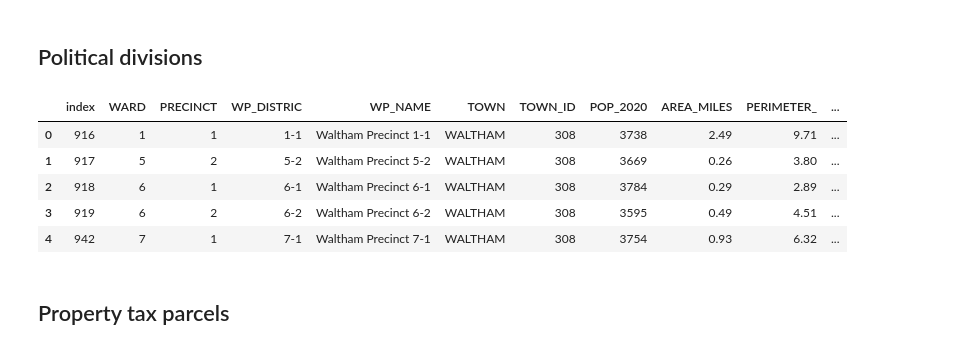
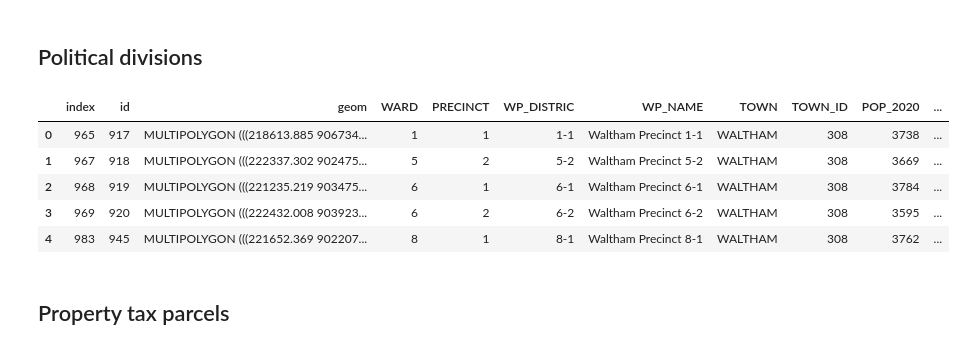
Before and after one commit to tjrileywisc/waltham_gis, a Jupyter notebook: investigations/sfh_vs_mfh/notebook.ipynb, the cells around one changed output. Cells and saved outputs as stored; diff of their text form; code cells hidden in the pictures.

```diff
--- a/investigations/sfh_vs_mfh/notebook.ipynb
+++ b/investigations/sfh_vs_mfh/notebook.ipynb
@@ -19,22 +18,19 @@ fs = DVCFileSystem("https://github.com/tjrileywisc/waltham_etl")
 # %% [markdown]
 ## Political divisions
-# %%
-with fs.open("data/gis/wardsprecincts2022_poly.zip") as f:
-    content = BytesIO(f.read())
-    zip = ZipFile(content)
-    zip.extractall("../../data/gis")
-    wards_df = geo_pd.read_file("../../data/gis/wardsprecincts2022_poly/WARDSPRECINCTS2022_POLY.shp")
-    wards_df = wards_df[wards_df["TOWN_ID"] == 308]
-    wards_df.reset_index(inplace=True)
-
-wards_df.head()
-# %% [output]
-|  | index | WARD | PRECINCT | WP_DISTRIC | WP_NAME | TOWN | TOWN_ID | POP_2020 | AREA_MILES | PERIMETER_ | ... |
-| 0 | 916 | 1 | 1 | 1-1 | Waltham Precinct 1-1 | WALTHAM | 308 | 3738 | 2.49 | 9.71 | ... |
-| 1 | 917 | 5 | 2 | 5-2 | Waltham Precinct 5-2 | WALTHAM | 308 | 3669 | 0.26 | 3.80 | ... |
-| 2 | 918 | 6 | 1 | 6-1 | Waltham Precinct 6-1 | WALTHAM | 308 | 3784 | 0.29 | 2.89 | ... |
-| 3 | 919 | 6 | 2 | 6-2 | Waltham Precinct 6-2 | WALTHAM | 308 | 3595 | 0.49 | 4.51 | ... |
-| 4 | 942 | 7 | 1 | 7-1 | Waltham Precinct 7-1 | WALTHAM | 308 | 3754 | 0.93 | 6.32 | ... |
+# %%
+query = "select * from \"WARDSPRECINCTS2022_POLY\""
+
+wards_df = geo_pd.read_postgis(query, con)
+wards_df = wards_df[wards_df["TOWN_ID"] == 308]
+wards_df.reset_index(inplace=True)
+wards_df.head()
+# %% [output]
+|  | index | id | geom | WARD | PRECINCT | WP_DISTRIC | WP_NAME | TOWN | TOWN_ID | POP_2020 | ... |
+| 0 | 965 | 917 | MULTIPOLYGON (((218613.885 906734... | 1 | 1 | 1-1 | Waltham Precinct 1-1 | WALTHAM | 308 | 3738 | ... |
+| 1 | 967 | 918 | MULTIPOLYGON (((222337.302 902475... | 5 | 2 | 5-2 | Waltham Precinct 5-2 | WALTHAM | 308 | 3669 | ... |
+| 2 | 968 | 919 | MULTIPOLYGON (((221235.219 903475... | 6 | 1 | 6-1 | Waltham Precinct 6-1 | WALTHAM | 308 | 3784 | ... |
+| 3 | 969 | 920 | MULTIPOLYGON (((222432.008 903923... | 6 | 2 | 6-2 | Waltham Precinct 6-2 | WALTHAM | 308 | 3595 | ... |
+| 4 | 983 | 945 | MULTIPOLYGON (((221652.369 902207... | 8 | 1 | 8-1 | Waltham Precinct 8-1 | WALTHAM | 308 | 3762 | ... |
 # %% [markdown]
 ## Property tax parcels
 # %%
```
Also changed, not shown: parts of 7 cells of this notebook.
